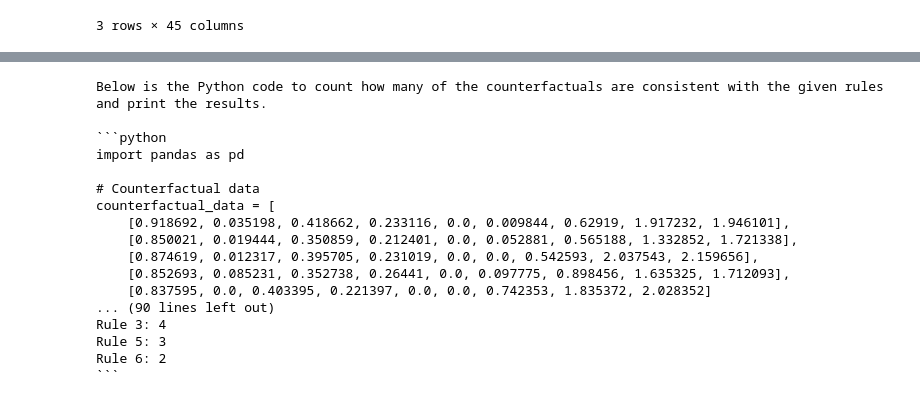
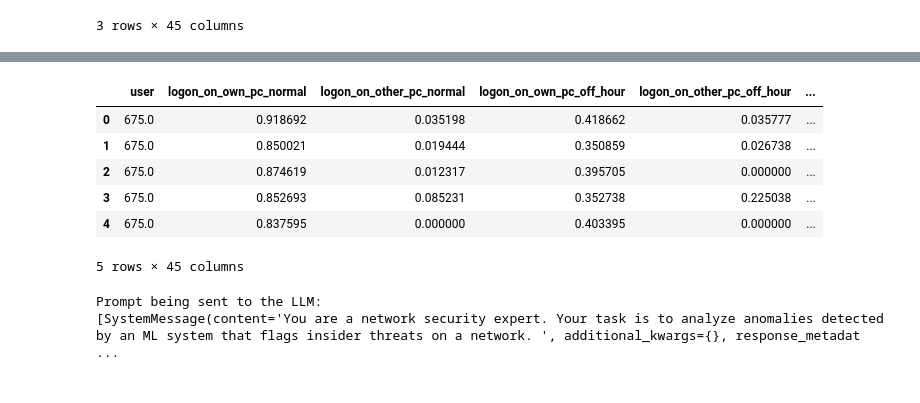
Before and after one commit to secondcoming1/llm, a Jupyter notebook: zeroshot_test2.ipynb, the cells around one changed output, grey strips where cells are left out. Drawn from its saved outputs; the diff is of its cells as text; code cells hidden in the pictures.

````diff
--- a/zeroshot_test2.ipynb
+++ b/zeroshot_test2.ipynb
@@ -293 +376,16 @@ Prompt being sent to the LLM:
+# %%
+# Load the counterfactual data from the CSV file
+df = pd.read_pickle("counterfactuals.pkl")
+cf_str = df.to_string(index=False)
+# %%
+df_th = df.applymap(lambda cell: cell[2] if isinstance(cell, list) else cell)
+df_th
+# %% [output]
+|  | user | logon_on_own_pc_normal | logon_on_other_pc_normal | logon_on_own_pc_off_hour | logon_on_other_pc_off_hour | ... |
+| 0 | 675.0 | 0.918692 | 0.035198 | 0.418662 | 0.035777 | ... |
+| 1 | 675.0 | 0.850021 | 0.019444 | 0.350859 | 0.026738 | ... |
+| 2 | 675.0 | 0.874619 | 0.012317 | 0.395705 | 0.000000 | ... |
+| 3 | 675.0 | 0.852693 | 0.085231 | 0.352738 | 0.225038 | ... |
+| 4 | 675.0 | 0.837595 | 0.000000 | 0.403395 | 0.000000 | ... |
+5 rows × 45 columns
 # %%
@@ -303,25 +400,8 @@ response = rulescode_chain.run(
 )
-# %%
-
-sections = response.split("\n\n")
-
-for i, section in enumerate(sections, start=1):
-    print(f"\n{section}")
-# %% [output]
-Below is the Python code to count how many of the counterfactuals are consistent with the given rules and print the results.
-
-```python
-import pandas as pd
-
-# Counterfactual data
-counterfactual_data = [
-    [0.918692, 0.035198, 0.418662, 0.233116, 0.0, 0.009844, 0.62919, 1.917232, 1.946101],
-    [0.850021, 0.019444, 0.350859, 0.212401, 0.0, 0.052881, 0.565188, 1.332852, 1.721338],
-    [0.874619, 0.012317, 0.395705, 0.231019, 0.0, 0.0, 0.542593, 2.037543, 2.159656],
-    [0.852693, 0.085231, 0.352738, 0.26441, 0.0, 0.097775, 0.898456, 1.635325, 1.712093],
-    [0.837595, 0.0, 0.403395, 0.221397, 0.0, 0.0, 0.742353, 1.835372, 2.028352]
-... (90 lines left out)
-Rule 3: 4
-Rule 5: 3
-Rule 6: 2
-```
+# %%
+# Optionally print the prompt text that will be sent to the LLM
+print("Prompt being sent to the LLM:")
+print(messages)
+# %% [output]
+Prompt being sent to the LLM:
+[SystemMessage(content='You are a network security expert. Your task is to analyze anomalies detected by an ML system that flags insider threats on a network. ', additional_kwargs={}, response_metadat ...
````
Also changed, not shown: parts of 28 cells of this notebook, 3 other files.
